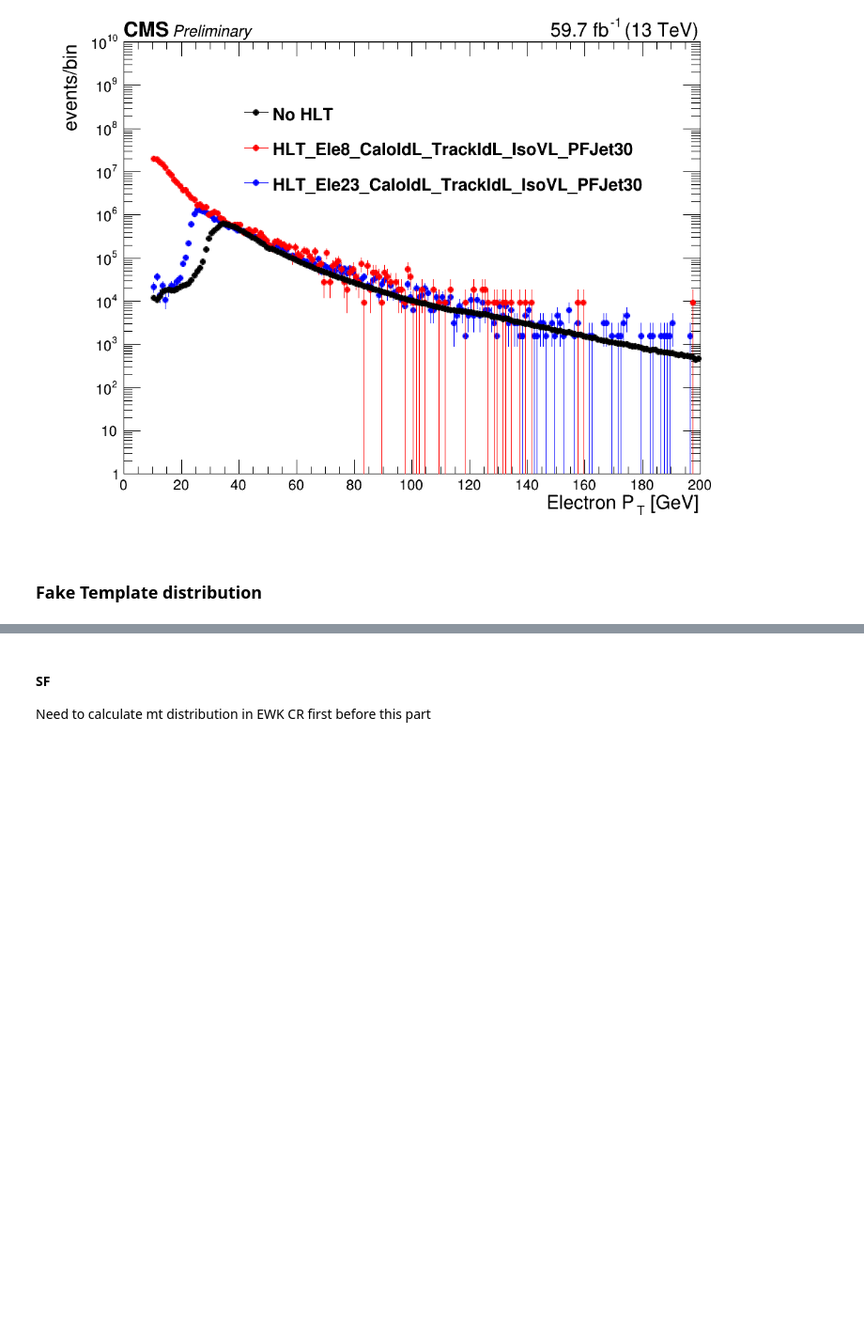
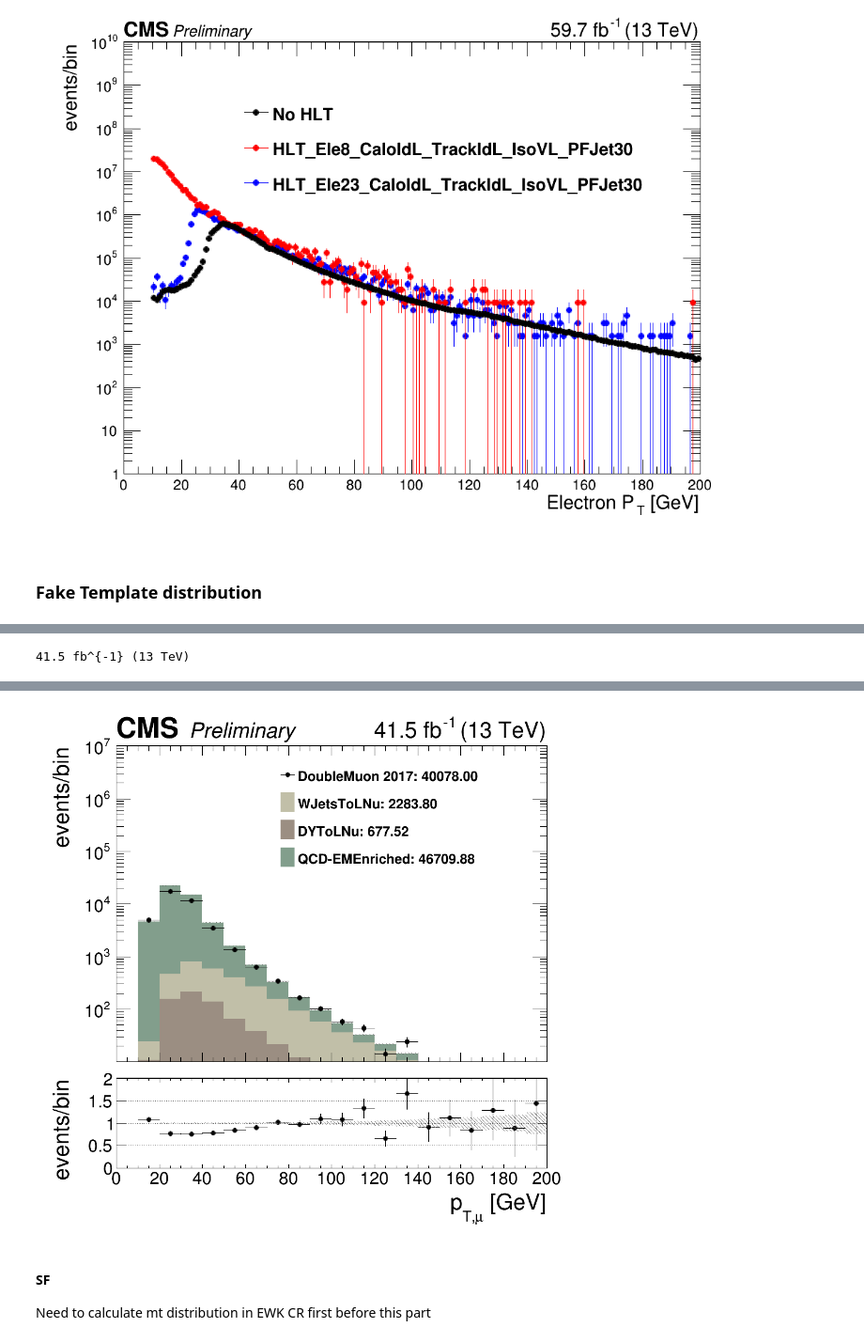
Before and after one commit to Senphy/nanoAOD-WVG, a Jupyter notebook: plot/FakeLepton_uproot_2017.ipynb, the cells around one changed output, grey strips where cells are left out. Shown at 94% size. Saved outputs shown, nothing was run; the diff lists cells and outputs as text; code cells hidden in the pictures; blank space fills up the shorter version.

```diff
--- a/plot/FakeLepton_uproot_2017.ipynb
+++ b/plot/FakeLepton_uproot_2017.ipynb
@@ -331,7 +331,7 @@ def createRatio(h1, h2):
     h3.SetMarkerStyle(21)
     h3.SetTitle("")
     h3.SetMinimum(0.0)
-    h3.SetMaximum(2.10)
+    h3.SetMaximum(2.00)
     # Set up plot for markers and errors
     h3.Sumw2()
     h3.SetStats(0)
@@ -845,5 +846,5 @@ Warning in <TH1D::Sumw2>: Sum of squares of weights structure already created
 # %%
-c1 = ROOT.TCanvas("","",1000,800)
+c1 = ROOT.TCanvas("","",1000,1000)
 
 def SetHistStyle_dist(hist, color, isData):
     if isData:
@@ -856,21 +857,22 @@ def SetHistStyle_dist(hist, color, isData):
         hist.SetLineStyle(0)
         hist.SetLineWidth(0)
     hist.SetYTitle('events/bin')
-    hist.SetXTitle('MET [GeV]')
+#     hist.SetXTitle('MET [GeV]')
+    hist.SetXTitle('p_{T,#mu} [GeV]')
     # Adjust y-axis settings
     # hist.GetYaxis().SetNdivisions(105)
-    hist.GetYaxis().SetTitleSize(25)
+    hist.GetYaxis().SetTitleSize(45)
     hist.GetYaxis().SetTitleFont(43)
     hist.GetYaxis().SetTitleOffset(1.40)
     hist.GetYaxis().SetLabelFont(43)
-    hist.GetYaxis().SetLabelSize(25)
+    hist.GetYaxis().SetLabelSize(35)
 
     # Adjust x-axis settings
-    hist.GetXaxis().SetTitleSize(25)
+    hist.GetXaxis().SetTitleSize(45)
     hist.GetXaxis().SetTitleFont(43)
-    hist.GetXaxis().SetTitleOffset(5.0)
+    hist.GetXaxis().SetTitleOffset(3.5)
     hist.GetXaxis().SetLabelFont(43)
-    hist.GetXaxis().SetLabelSize(25)
+    hist.GetXaxis().SetLabelSize(35)
     hist.SetStats(0)
 
 
@@ -921,41 +923,42 @@ hs_data.Add(hist_dist1_DATA)
 hs_data.Add(hist_dist2_DATA)
 SetHistStyle_dist(hs_data, 1, 1)
 
-legend = ROOT.TLegend(0.55, 0.45, 0.70, 0.75)
+legend = ROOT.TLegend(0.45, 0.55, 0.60, 0.85)
 legend.SetBorderSize(0)
 legend.SetFillColor(0)
-legend.SetTextSize(0.035)
+legend.SetTextSize(0.040)
 legend.SetLineWidth(1)
 legend.SetLineStyle(0)
 # legend.AddEntry(hist_dist1_DATA,'Double Muon 2018')
-legend.AddEntry(hist_dist1_DATA,f'SingleElectron 2017: {format(hs_data.GetSumOfWeights(), ".2f")}')
+legend.AddEntry(hist_dist1_DATA,f'DoubleMuon 2017: {format(hs_data.GetSumOfWeights(), ".2f")}')
 legend.AddEntry(hist_dist1_WJets,f'WJetsToLNu: {format(hist_dist_WJets.GetSumOfWeights(), ".2f")}','F')
 legend.AddEntry(hist_dist1_ZJets,f'DYToLNu: {format(hist_dist_ZJets.GetSumOfWeights(), ".2f")}','F')
 legend.AddEntry(hist_dist1_ttbar,f'QCD-EMEnriched: {format(hist_dist_ttbar.GetSumOfWeights(), ".2f")}','F')
 
 c1.Draw()
 pad1 = ROOT.TPad("pad1", "pad1", 0, 0.3, 1, 1.0)
-pad1.SetBottomMargin(0.015)  # joins upper and lower plot
+pad1.SetBottomMargin(0.032)  # joins upper and lower plot
 # pad1.SetGridx()
 pad1.Draw()
 # Lower ratio plot is pad2
 c1.cd()  # returns to main canvas before defining pad2
-pad2 = ROOT.TPad("pad2", "pad2", 0, 0.05, 1, 0.3)
-pad2.SetTopMargin(0)  # joins upper and lower plot
-pad2.SetBottomMargin(0.3)
+pad2 = ROOT.TPad("pad2", "pad2", 0, 0.00, 1, 0.3)
+pad2.SetTopMargin(0.032)  # joins upper and lower plot
+pad2.SetBottomMargin(0.4)
 pad2.SetGridy()
 pad2.Draw()
 
 # draw everything
 pad1.cd()
 # hs_data.GetYaxis().SetMaxDigits(3)
-hs_dist.Draw("HIST")
-hs_dist.SetMaximum(10000000)
-hs_dist.SetMinimum(10)
+hs_data.Draw("ep")
+hs_data.SetMaximum(10000000)
+hs_data.SetMinimum(10)
+hs_data.GetXaxis().SetLabelSize(0)
+hs_dist.Draw("HIST SAME")
 # hs_dist.GetXaxis().SetRangeUser(10,60)
-hs_dist.GetXaxis().SetLabelSize(0)
+MC_err.Draw("e2 SAME")
 hs_data.Draw("ep SAME")
-MC_err.Draw("e2 SAME")
 legend.Draw("SAME")
 ROOT.gPad.SetLogy()
 ROOT.gPad.RedrawAxis()
@@ -965,13 +968,33 @@ ROOT.gPad.RedrawAxis()
 pad2.cd()
 h3 = createRatio(hs_data, MC_err)
 h4 = createRatio(MC_err, MC_err)
+SetHistStyle_dist(h3, 1, 1)
 h3.Draw("ep")
 # h3.GetXaxis().SetRangeUser(10,60)
 h4.Draw("e2 SAME")
 ROOT.gPad.RedrawAxis()
+ROOT.gStyle.SetPadRightMargin(0.05)
+ROOT.gStyle.SetPadLeftMargin(0.15)
 
+lumiTextSize     = 0.6
+lumiTextOffset   = 0.2
+
+cmsTextSize      = 0.75
+cmsTextOffset    = 0.1
 CMS_lumi(pad1, 0, 0)
-# c1.SaveAs('Fake_Lepton/2017/eta_TightElectron_dist_MR_2017_new.pdf')
-# c1.SaveAs('Fake_Lepton/2017/eta_TightElectron_dist_MR_2017_new.png')
-c1.SaveAs('Fake_Lepton/2017/MET_FakeElectron_dist_MR_2017_new.pdf')
-c1.SaveAs('Fake_Lepton/2017/MET_FakeElectron_dist_MR_2017_new.png')
+# c1.SaveAs('Fake_Lepton/2017/pt_TightMuon_dist_MR_2017_v9.pdf')
+# c1.SaveAs('Fake_Lepton/2017/pt_TightMuon_dist_MR_2017_v9.png')
+c1.SaveAs('Fake_Lepton/2017/pt_FakeMuon_dist_MR_2017_v9.pdf')
+c1.SaveAs('Fake_Lepton/2017/pt_FakeMuon_dist_MR_2017_v9.png')
+# c1.SaveAs('Fake_Lepton/2017/eta_TightElectron_dist_MR_2017_v9.pdf')
+# c1.SaveAs('Fake_Lepton/2017/eta_TightElectron_dist_MR_2017_v9.png')
+# c1.SaveAs('Fake_Lepton/2017/MET_FakeElectron_dist_MR_2017_v9.pdf')
+# c1.SaveAs('Fake_Lepton/2017/MET_FakeElectron_dist_MR_2017_v9.png')
+# c1.SaveAs('Fake_Lepton/2017/MT_FakeElectron_dist_MR_2017_v9.pdf')
+# c1.SaveAs('Fake_Lepton/2017/MT_FakeElectron_dist_MR_2017_v9.png')
+# c1.SaveAs('Fake_Lepton/2017/pt_TightElectron_dist_MR_2017_v9.pdf')
+# c1.SaveAs('Fake_Lepton/2017/pt_TightElectron_dist_MR_2017_v9.png')
+# c1.SaveAs('Fake_Lepton/2017/pt_FakeElectron_dist_MR_2017_v9.pdf')
+# c1.SaveAs('Fake_Lepton/2017/pt_FakeElectron_dist_MR_2017_v9.png')
+# %% [output]
+41.5 fb^{-1} (13 TeV)
@@ -978,3 +1005,4 @@ c1.SaveAs('Fake_Lepton/2017/MET_FakeElectron_dist_MR_2017_new.png')
+[figure, added]
 # %% [markdown]
 #### SF
 Need to calculate mt distribution in EWK CR first before this part
```
Also changed, not shown: parts of 11 cells of this notebook, 9 other files.
